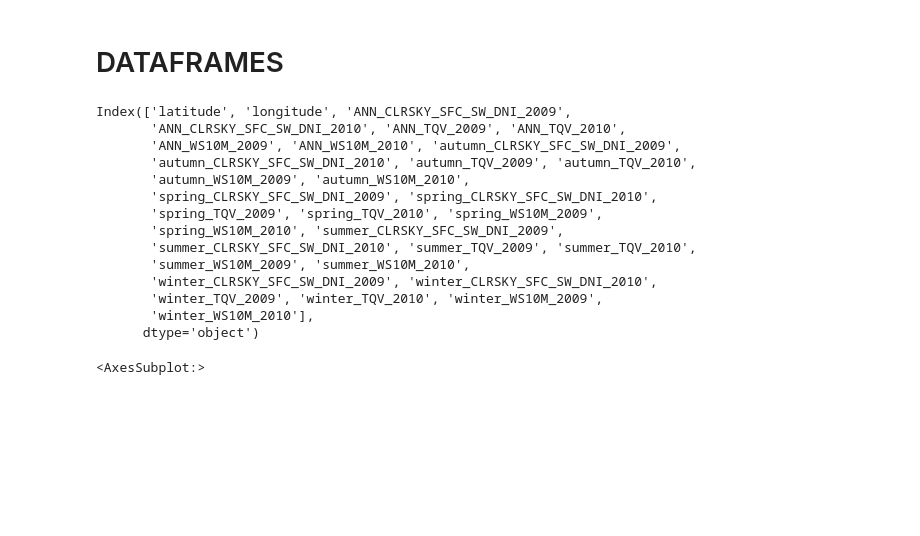
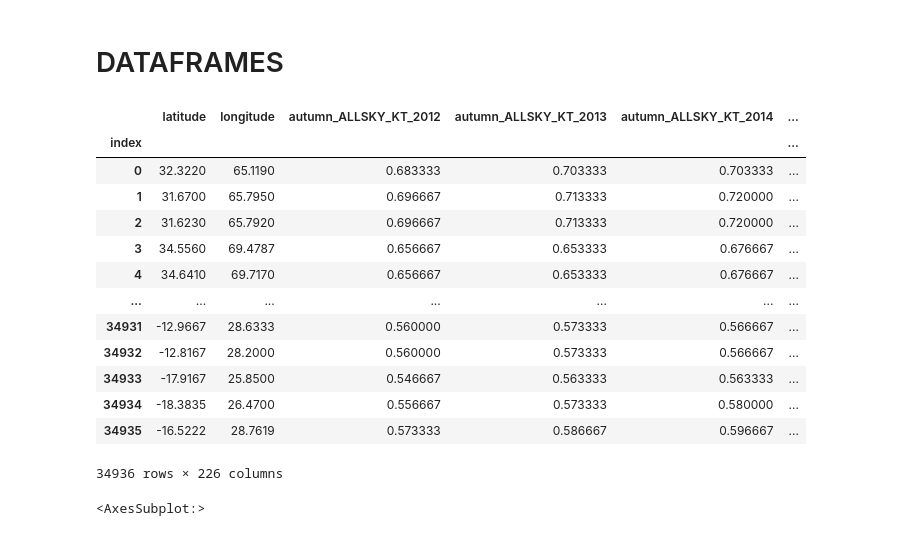
Before and after one commit to tomashbk/solar_wind_power_plants_prediction, a Jupyter notebook: notebooks/raws/3.2-Analysis-and-modeling-first-attempt.ipynb, the cells around one changed output. Cells and saved outputs as stored; diff of their text form; code cells hidden in the pictures; blank space fills up the shorter version.

```diff
--- a/notebooks/raws/3.2-Analysis-and-modeling-first-attempt.ipynb
+++ b/notebooks/raws/3.2-Analysis-and-modeling-first-attempt.ipynb
@@ -67,21 +67,22 @@ df_transformed_4 = pd.read_csv(utils.DIR_DATA_EXTERNAL/"v4_transformed_data_comb
 df_transformed_5 = pd.read_csv(utils.DIR_DATA_EXTERNAL/"v5_transformed_data_combined_with_nasa.csv", index_col=['index'])
 # df_transformed_6 = pd.read_csv(utils.DIR_DATA_EXTERNAL/"v6_transformed_data_combined_with_nasa.csv", index_col=['index'])
 df_transformed_7 = pd.read_csv(utils.DIR_DATA_EXTERNAL/"v7_transformed_data_combined_with_nasa.csv", index_col=['index'])
-# %%
-df_transformed_1.columns
-# %% [output]
-Index(['latitude', 'longitude', 'ANN_CLRSKY_SFC_SW_DNI_2009',
-       'ANN_CLRSKY_SFC_SW_DNI_2010', 'ANN_TQV_2009', 'ANN_TQV_2010',
-       'ANN_WS10M_2009', 'ANN_WS10M_2010', 'autumn_CLRSKY_SFC_SW_DNI_2009',
-       'autumn_CLRSKY_SFC_SW_DNI_2010', 'autumn_TQV_2009', 'autumn_TQV_2010',
-       'autumn_WS10M_2009', 'autumn_WS10M_2010',
-       'spring_CLRSKY_SFC_SW_DNI_2009', 'spring_CLRSKY_SFC_SW_DNI_2010',
-       'spring_TQV_2009', 'spring_TQV_2010', 'spring_WS10M_2009',
-       'spring_WS10M_2010', 'summer_CLRSKY_SFC_SW_DNI_2009',
-       'summer_CLRSKY_SFC_SW_DNI_2010', 'summer_TQV_2009', 'summer_TQV_2010',
-       'summer_WS10M_2009', 'summer_WS10M_2010',
-       'winter_CLRSKY_SFC_SW_DNI_2009', 'winter_CLRSKY_SFC_SW_DNI_2010',
-       'winter_TQV_2009', 'winter_TQV_2010', 'winter_WS10M_2009',
-       'winter_WS10M_2010'],
-      dtype='object')
+# %%
+df_transformed.loc[:,~df_transformed.columns.str.contains('ANN')]
+# df_transformed.columns.str.contains('ANN')
+# %% [output]
+|  | latitude | longitude | autumn_ALLSKY_KT_2012 | autumn_ALLSKY_KT_2013 | autumn_ALLSKY_KT_2014 | ... |
+| index |  |  |  |  |  | ... |
+| 0 | 32.3220 | 65.1190 | 0.683333 | 0.703333 | 0.703333 | ... |
+| 1 | 31.6700 | 65.7950 | 0.696667 | 0.713333 | 0.720000 | ... |
+| 2 | 31.6230 | 65.7920 | 0.696667 | 0.713333 | 0.720000 | ... |
+| 3 | 34.5560 | 69.4787 | 0.656667 | 0.653333 | 0.676667 | ... |
+| 4 | 34.6410 | 69.7170 | 0.656667 | 0.653333 | 0.676667 | ... |
+| ... | ... | ... | ... | ... | ... | ... |
+| 34931 | -12.9667 | 28.6333 | 0.560000 | 0.573333 | 0.566667 | ... |
+| 34932 | -12.8167 | 28.2000 | 0.560000 | 0.573333 | 0.566667 | ... |
+| 34933 | -17.9167 | 25.8500 | 0.546667 | 0.563333 | 0.563333 | ... |
+| 34934 | -18.3835 | 26.4700 | 0.556667 | 0.573333 | 0.580000 | ... |
+| 34935 | -16.5222 | 28.7619 | 0.573333 | 0.586667 | 0.596667 | ... |
+34936 rows × 226 columns
 # %%
```
Also changed, not shown: parts of 7 cells of this notebook, 3 other files.
